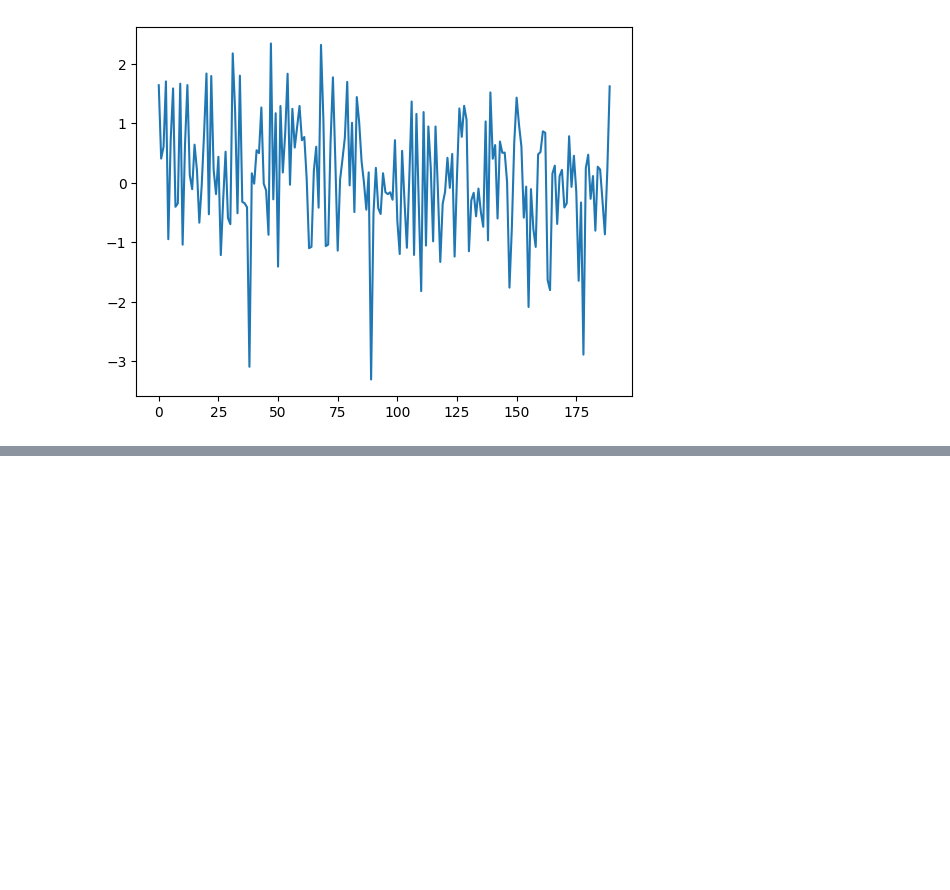
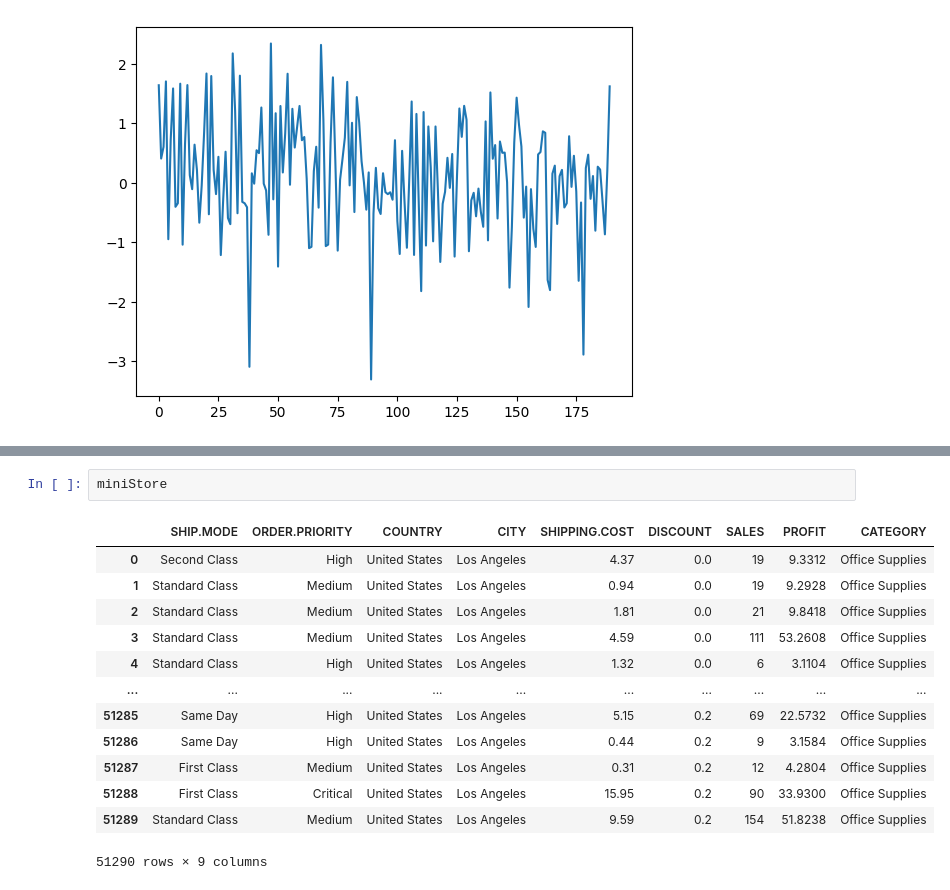
Before and after one commit to kunalmeon/Data-Analysis-Examples, a Jupyter notebook: SuperStoreData.ipynb, the cells around one changed output, grey strips where cells are left out. Cells and saved outputs as stored; diff of their text form; blank space fills up the shorter version.

```diff
--- a/SuperStoreData.ipynb
+++ b/SuperStoreData.ipynb
@@ -2074,0 +2075,16 @@ myplot.show()
+# %%
+miniStore
+# %% [output]
+|  | SHIP.MODE | ORDER.PRIORITY | COUNTRY | CITY | SHIPPING.COST | DISCOUNT | SALES | PROFIT | CATEGORY |
+| 0 | Second Class | High | United States | Los Angeles | 4.37 | 0.0 | 19 | 9.3312 | Office Supplies |
+| 1 | Standard Class | Medium | United States | Los Angeles | 0.94 | 0.0 | 19 | 9.2928 | Office Supplies |
+| 2 | Standard Class | Medium | United States | Los Angeles | 1.81 | 0.0 | 21 | 9.8418 | Office Supplies |
+| 3 | Standard Class | Medium | United States | Los Angeles | 4.59 | 0.0 | 111 | 53.2608 | Office Supplies |
+| 4 | Standard Class | High | United States | Los Angeles | 1.32 | 0.0 | 6 | 3.1104 | Office Supplies |
+| ... | ... | ... | ... | ... | ... | ... | ... | ... | ... |
+| 51285 | Same Day | High | United States | Los Angeles | 5.15 | 0.2 | 69 | 22.5732 | Office Supplies |
+| 51286 | Same Day | High | United States | Los Angeles | 0.44 | 0.2 | 9 | 3.1584 | Office Supplies |
+| 51287 | First Class | Medium | United States | Los Angeles | 0.31 | 0.2 | 12 | 4.2804 | Office Supplies |
+| 51288 | First Class | Critical | United States | Los Angeles | 15.95 | 0.2 | 90 | 33.9300 | Office Supplies |
+| 51289 | Standard Class | Medium | United States | Los Angeles | 9.59 | 0.2 | 154 | 51.8238 | Office Supplies |
+51290 rows × 9 columns
```
Also changed, not shown: parts of 99 cells of this notebook.
